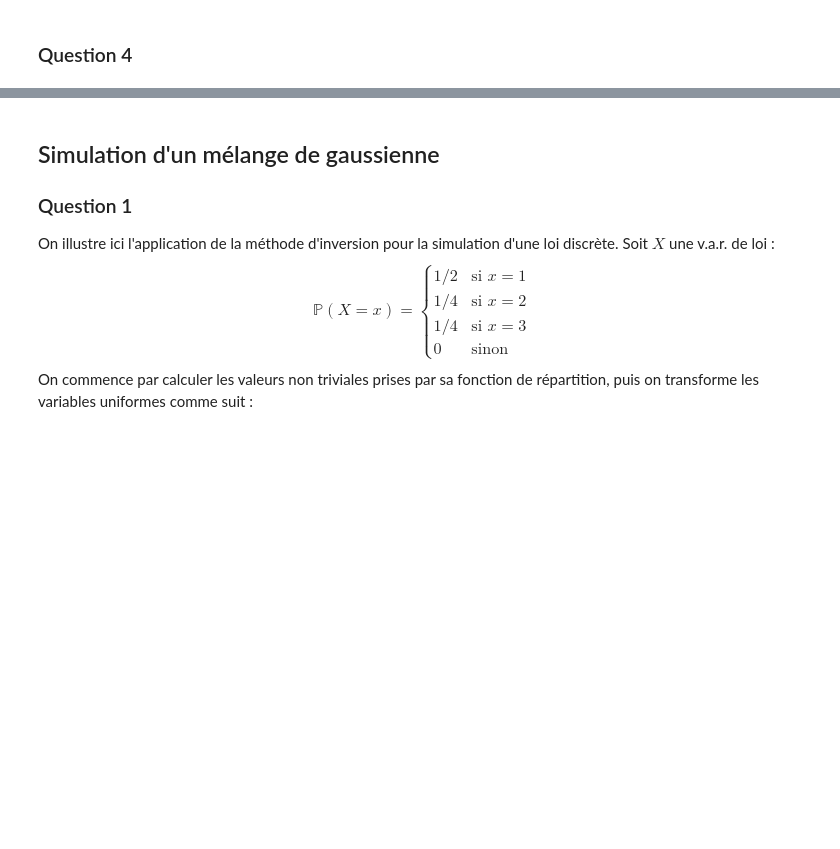
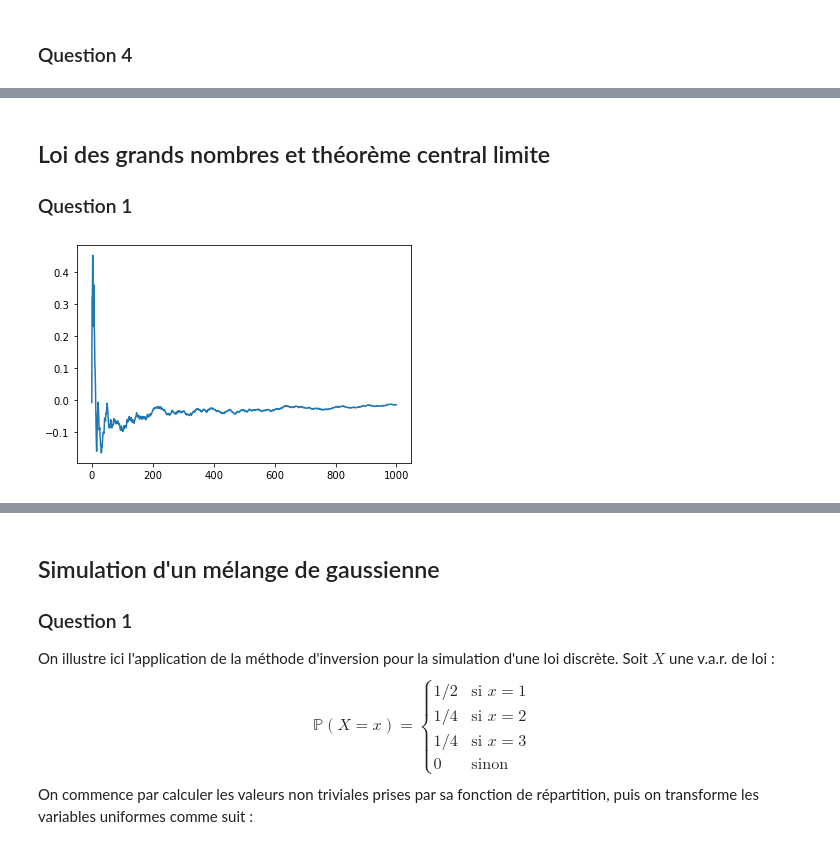
Before and after one commit to boisgera/CDIS, a Jupyter notebook: Probabilités V/Probabilité V.ipynb, the cells around one changed output, grey strips where cells are left out. Saved outputs shown, nothing was run; the diff lists cells and outputs as text; code cells hidden in the pictures; blank space fills up the shorter version.

```diff
--- a/Probabilités V/Probabilité V.ipynb
+++ b/Probabilités V/Probabilité V.ipynb
@@ -241,0 +328,12 @@ plt.show()
+# %% [markdown]
+## Loi des grands nombres et théorème central limite
+### Question 1
+# %%
+n = 1000
+x = np.arange(n)
+u = np.random.uniform(-1,1,n)
+Sn = np.cumsum(u)/(1+x)
+plt.plot(x,Sn)
+plt.show()
+# %% [output]
+[figure, added]
```
Also changed, not shown: parts of 29 cells of this notebook, 1 other file.
